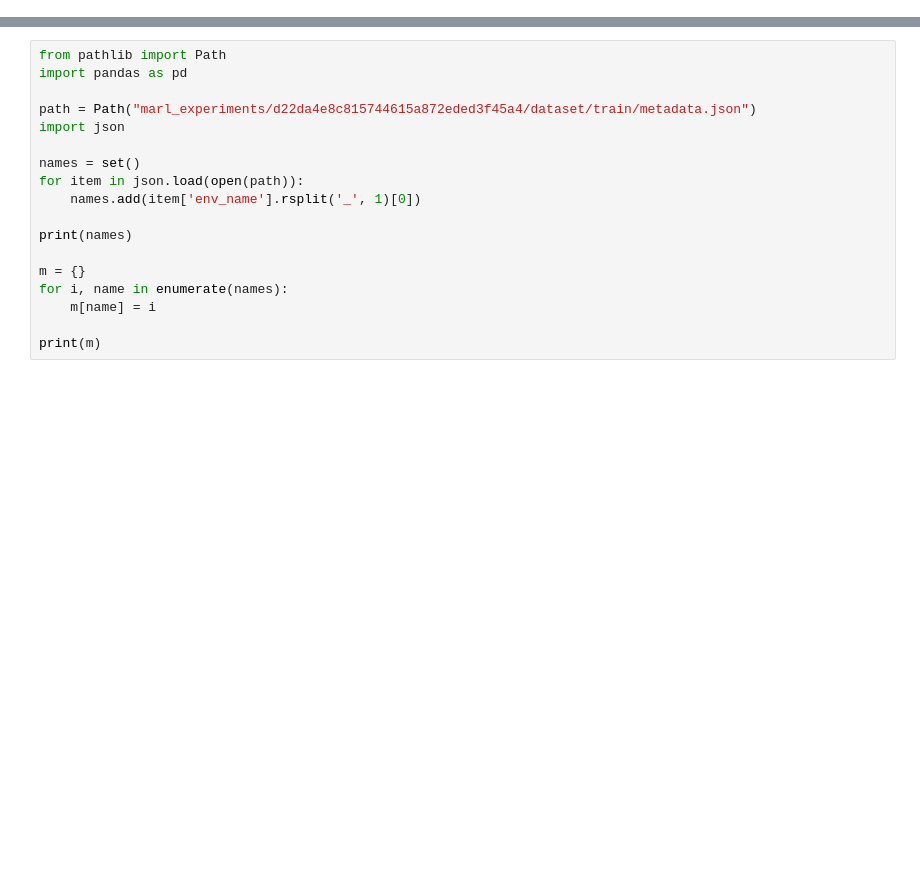
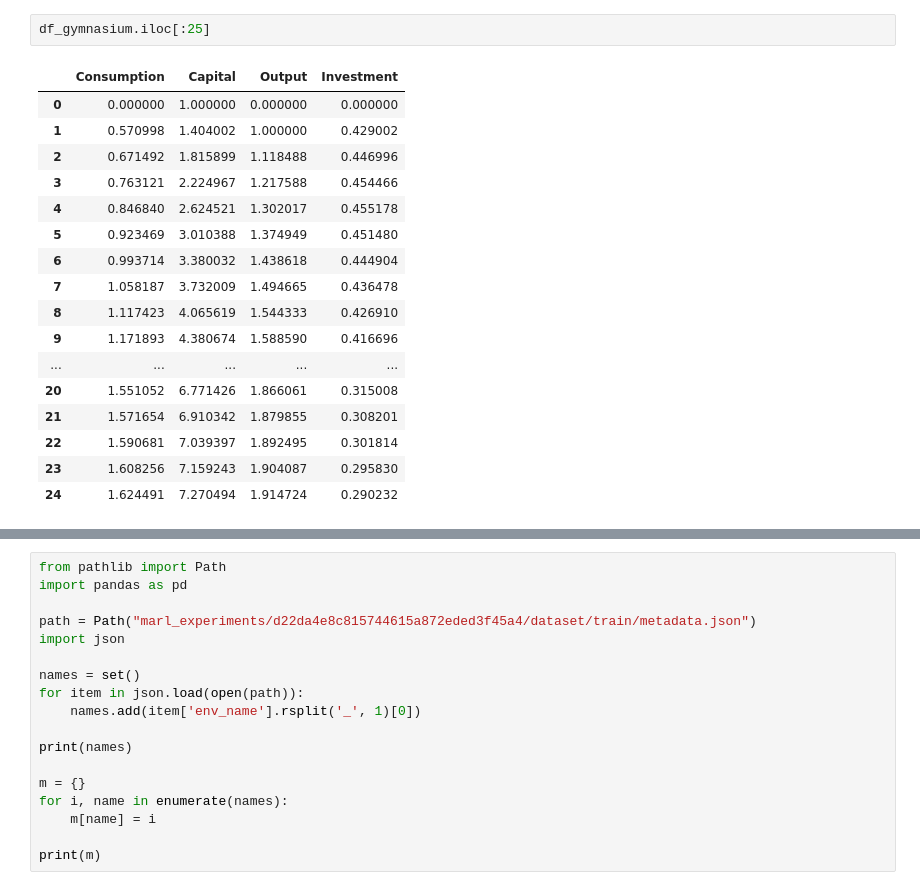
Before and after one commit to Alexponomarev7/marl-macro-modeling, a Jupyter notebook: lib/envs/junk.ipynb, the cells around one changed output, grey strips where cells are left out. Drawn from its saved outputs; the diff is of its cells as text; blank space fills up the shorter version.

```diff
--- a/lib/envs/junk.ipynb
+++ b/lib/envs/junk.ipynb
@@ -0,0 +79,20 @@
+# %%
+df_gymnasium.iloc[:25]
+# %% [output]
+|  | Consumption | Capital | Output | Investment |
+| 0 | 0.000000 | 1.000000 | 0.000000 | 0.000000 |
+| 1 | 0.570998 | 1.404002 | 1.000000 | 0.429002 |
+| 2 | 0.671492 | 1.815899 | 1.118488 | 0.446996 |
+| 3 | 0.763121 | 2.224967 | 1.217588 | 0.454466 |
+| 4 | 0.846840 | 2.624521 | 1.302017 | 0.455178 |
+| 5 | 0.923469 | 3.010388 | 1.374949 | 0.451480 |
+| 6 | 0.993714 | 3.380032 | 1.438618 | 0.444904 |
+| 7 | 1.058187 | 3.732009 | 1.494665 | 0.436478 |
+| 8 | 1.117423 | 4.065619 | 1.544333 | 0.426910 |
+| 9 | 1.171893 | 4.380674 | 1.588590 | 0.416696 |
+| ... | ... | ... | ... | ... |
+| 20 | 1.551052 | 6.771426 | 1.866061 | 0.315008 |
+| 21 | 1.571654 | 6.910342 | 1.879855 | 0.308201 |
+| 22 | 1.590681 | 7.039397 | 1.892495 | 0.301814 |
+| 23 | 1.608256 | 7.159243 | 1.904087 | 0.295830 |
+| 24 | 1.624491 | 7.270494 | 1.914724 | 0.290232 |
```
Also changed, not shown: parts of 4 cells of this notebook, 10 other files.
